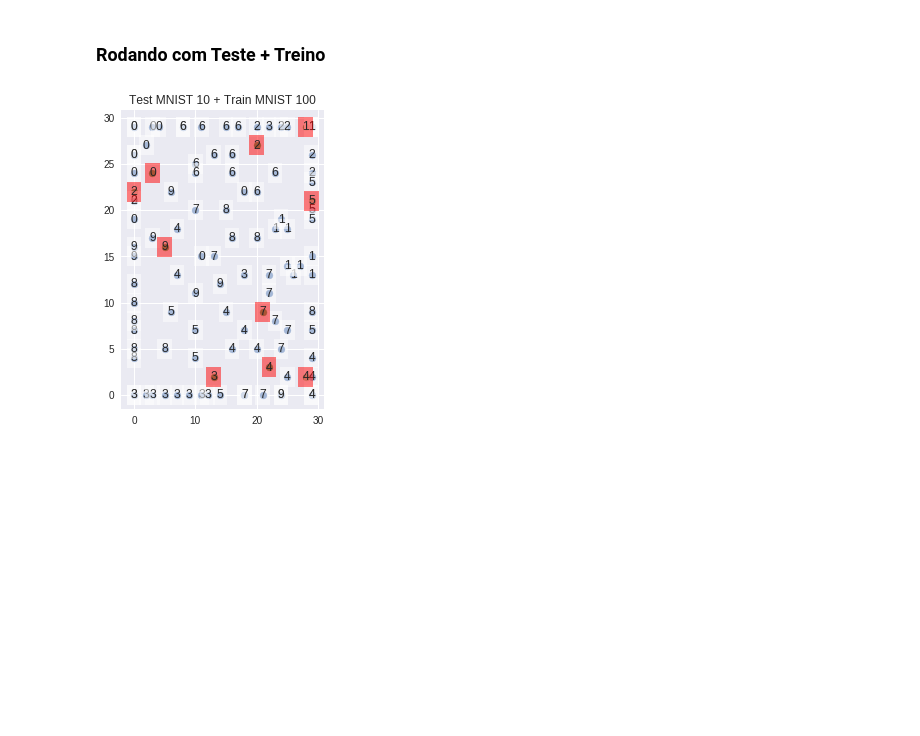
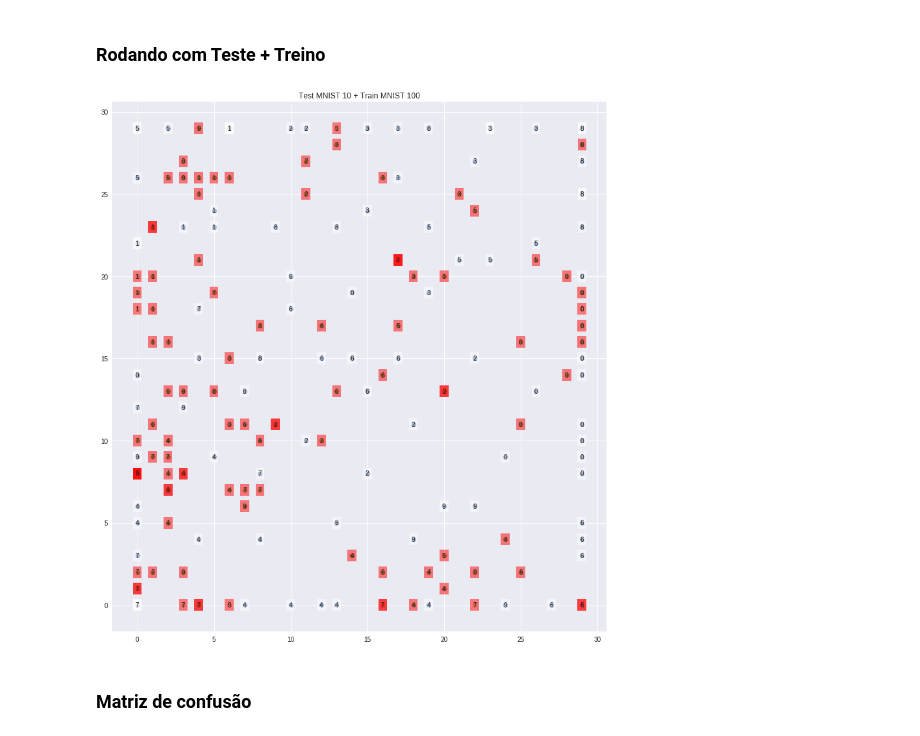
Before and after one commit to FernandaSzAdr/Redes-Neurais--UFRPE-2019.1, a Jupyter notebook: SOM - Self Organising Map/codigos/Self_Organising_Map.ipynb, the cells around one changed output. Saved outputs shown, nothing was run; the diff lists cells and outputs as text; code cells hidden in the pictures; blank space fills up the shorter version.

Commit message:
Adiciona matriz de confusão

```diff
--- a/SOM - Self Organising Map/codigos/Self_Organising_Map.ipynb
+++ b/SOM - Self Organising Map/codigos/Self_Organising_Map.ipynb
@@ -260,6 +260,5 @@ def display_digit(num):
 mnist = input_data.read_data_sets("MNIST_data", one_hot=True)
 
 x_train, y_train = train_size(100)
-x_test, y_test = train_size(110)
-x_test = x_test[100:110,:]; y_test = y_test[100:110,:]
+x_test, y_test = test_size(100)
 # %% [output]
@@ -310,9 +272,0 @@ Requirement already satisfied: setuptools in /usr/local/lib/python3.6/dist-packa
-# %%
-data_mnist = x_train
-data = []
-
-for i in range(len(data_mnist)):
-  data.append(data_mnist[i].flatten())
-
-data = np.float32(data)
-labels = range(len(data))
@@ -493,13 +428,14 @@ x1 = mappedarr[:,0]; y1 = mappedarr[:,1]
 index = [ np.where(r==1)[0][0] for r in y_train ]
 index = list(map(str, index))
 # %%
-plt.figure(1, figsize=(12,6))
+plt.figure(1, figsize=(30,15))
 plt.subplot(121)
 # Plot 1 for Training only
 plt.scatter(x1,y1)
 # Just adding text
 for i, m in enumerate(mapped):
-    plt.text( m[0], m[1],index[i], ha='center', va='center', bbox=dict(facecolor='white', alpha=0.5, lw=0))
+    plt.text( m[0], m[1],index[i], ha='center', va='center',
+             bbox=dict(facecolor='white', alpha=0.5, lw=0))
 plt.title('Train MNIST 100')
 # %% [output]
 Text(0.5, 1.0, 'Train MNIST 100')
@@ -514,20 +452,40 @@ y2 = mappedtestarr[:,1]
 
 index2 = [ np.where(r==1)[0][0] for r in y_test ]
 index2 = list(map(str, index2))
+# %%
+# cada posição representa um elemento de test
+y_test_pred = np.zeros((len(y_test), 10))
+
+for i, m in enumerate(mappedtest):
+  dists = []
+  for j, n in enumerate(mapped):
+    dist = math.sqrt((m[0]-n[0])**2) + ((m[1]-n[1])**2)
+    dists.append([j, dist])
+
+  dists = np.array(dists)
+  # posição no vetor dists da menor distancia
+  pos = np.argmin(dists[:,1])
+  # posição no vetor de y_train
+  pos_train = int(dists[pos, 0])
+  # label predict
+  y_test_pred[i] = y_train[pos_train]
 # %%
-plt.subplot(122)
+plt.figure(1, figsize=(30, 15))
+plt.subplot(121)
 # Plot 2: Training + Testing
 plt.scatter(x1,y1)
 # Just adding text
 for i, m in enumerate(mapped):
     plt.text( m[0], m[1],index[i], ha='center', va='center', bbox=dict(facecolor='white', alpha=0.5, lw=0))
 
 plt.scatter(x2,y2)
 # Just adding text
 for i, m in enumerate(mappedtest):
     plt.text( m[0], m[1],index2[i], ha='center', va='center', bbox=dict(facecolor='red', alpha=0.5, lw=0))
 plt.title('Test MNIST 10 + Train MNIST 100')
 
 plt.show()
 # %% [output]
-[figure, old version]
+[figure, new version]
+# %% [markdown]
+### Matriz de confusão
```
Also changed, not shown: parts of 23 cells of this notebook.
